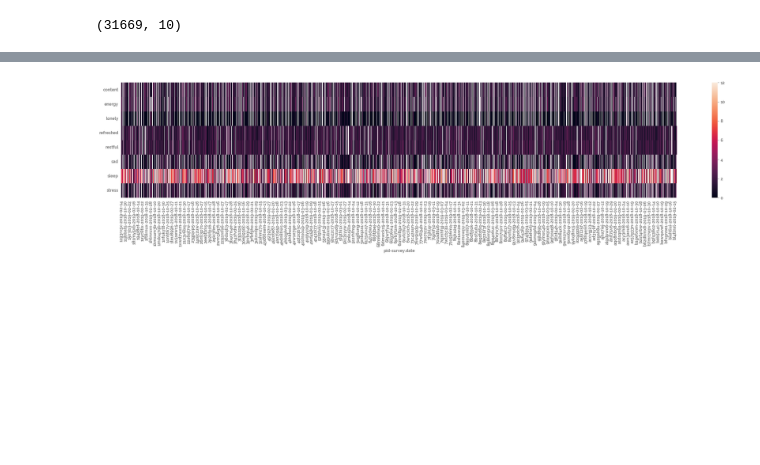
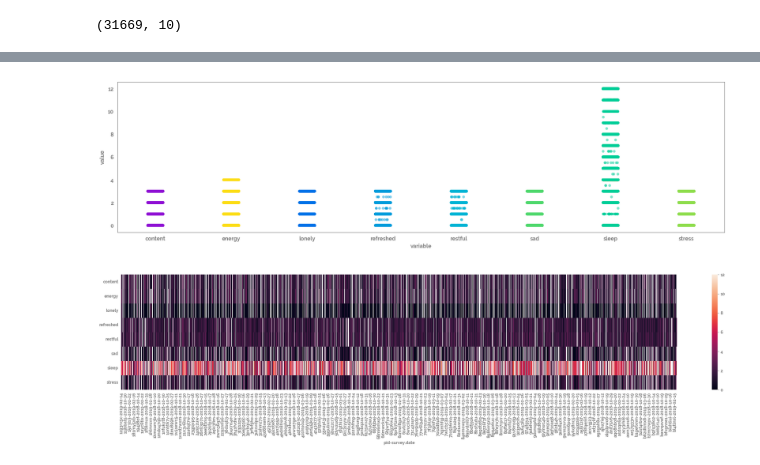
Before and after one commit to jameshtwose/example_deliverables, a Jupyter notebook: hierarchical_models_examples/beiwe_ema/ema_EDA.ipynb, the cells around one changed output, grey strips where cells are left out. Drawn from its saved outputs; the diff is of its cells as text; code cells hidden in the pictures; blank space fills up the shorter version.

```diff
--- a/hierarchical_models_examples/beiwe_ema/ema_EDA.ipynb
+++ b/hierarchical_models_examples/beiwe_ema/ema_EDA.ipynb
@@ -25,3 +37,8 @@ display(df.head()); df.shape
+# %%
+_ = plt.figure(figsize=(20, 5))
+_ = sns.stripplot(data=df.select_dtypes(float).melt(), x="variable", y="value", alpha=0.5)
+# %% [output]
+[figure, added]
 # %%
 plot_df = df.set_index(["pid", "survey.date"]).head(10000)
 _ = plt.figure(figsize=(30, 5))
```
Also changed, not shown: parts of 3 cells of this notebook, 5 other files.
